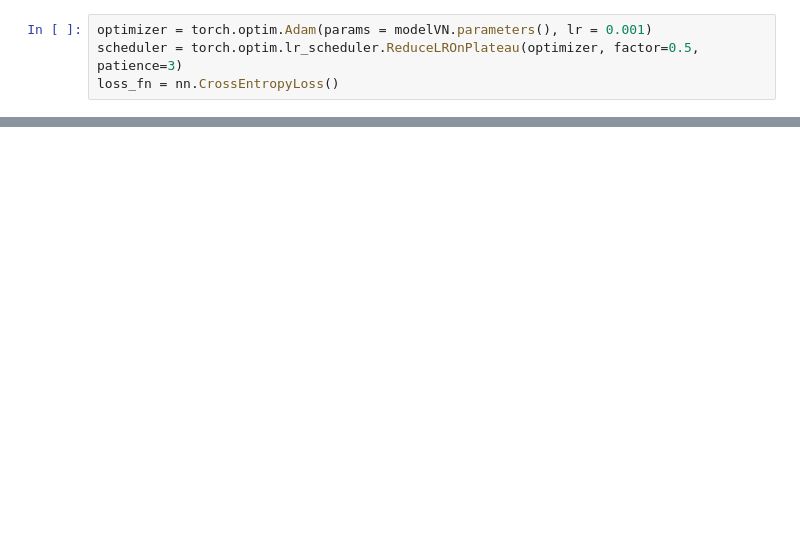
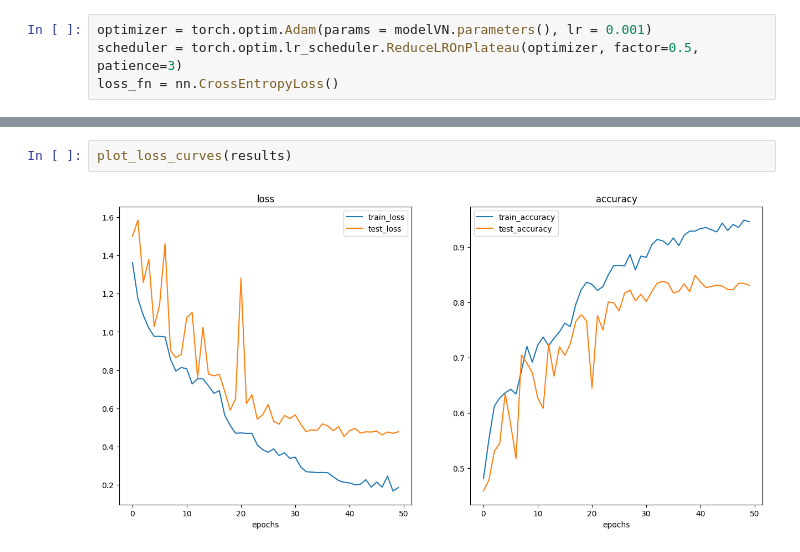
Before and after one commit to L3m1K0uad10/WasteSortingModel, a Jupyter notebook: rough_pipeline_notebook.ipynb, the cells around one changed output, grey strips where cells are left out. Saved outputs shown, nothing was run; the diff lists cells and outputs as text; blank space fills up the shorter version.

```diff
--- a/rough_pipeline_notebook.ipynb
+++ b/rough_pipeline_notebook.ipynb
@@ -2219,0 +2569,4 @@ KeyboardInterrupt:
+# %%
+plot_loss_curves(results)
+# %% [output]
+[figure, added]
```
Also changed, not shown: parts of 53 cells of this notebook, 23 other files.
